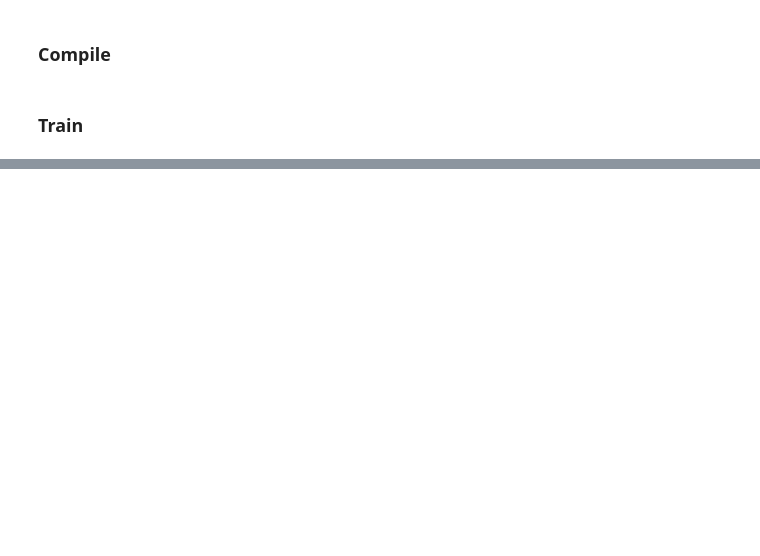
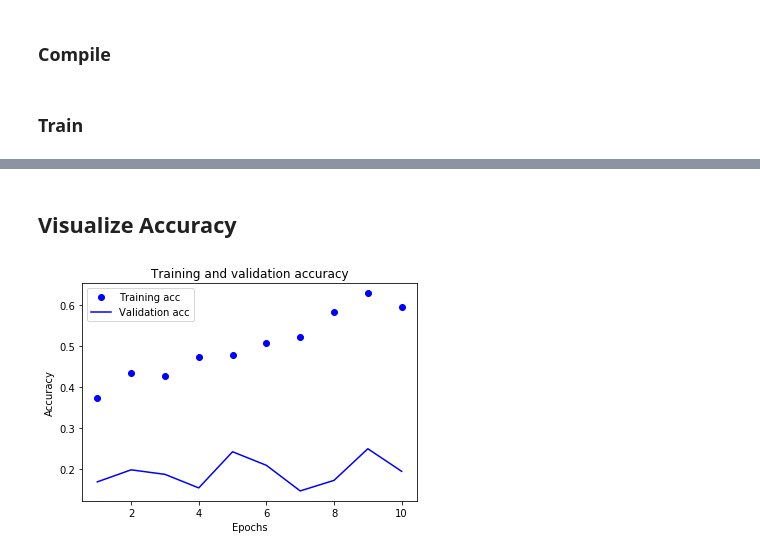
Before and after one commit to bootsinthecity/AlexNet-with-Keras-Exercise, a Jupyter notebook: AlexNet with Keras-Solution.ipynb, the cells around one changed output, grey strips where cells are left out. Saved outputs shown, nothing was run; the diff lists cells and outputs as text; code cells hidden in the pictures; blank space fills up the shorter version.

```diff
--- a/AlexNet with Keras-Solution.ipynb
+++ b/AlexNet with Keras-Solution.ipynb
@@ -233,0 +268,17 @@ Epoch 7/100
+# %% [markdown]
+## Visualize Accuracy
+# %%
+plt.clf()   # clear figure
+acc_values = hist.history['acc']
+val_acc_values = hist.history['val_acc']
+
+plt.plot(epochs, acc, 'bo', label='Training acc')
+plt.plot(epochs, val_acc, 'b', label='Validation acc')
+plt.title('Training and validation accuracy')
+plt.xlabel('Epochs')
+plt.ylabel('Accuracy')
+plt.legend()
+
+plt.show()
+# %% [output]
+[figure, added]
```
Also changed, not shown: parts of 11 cells of this notebook.
